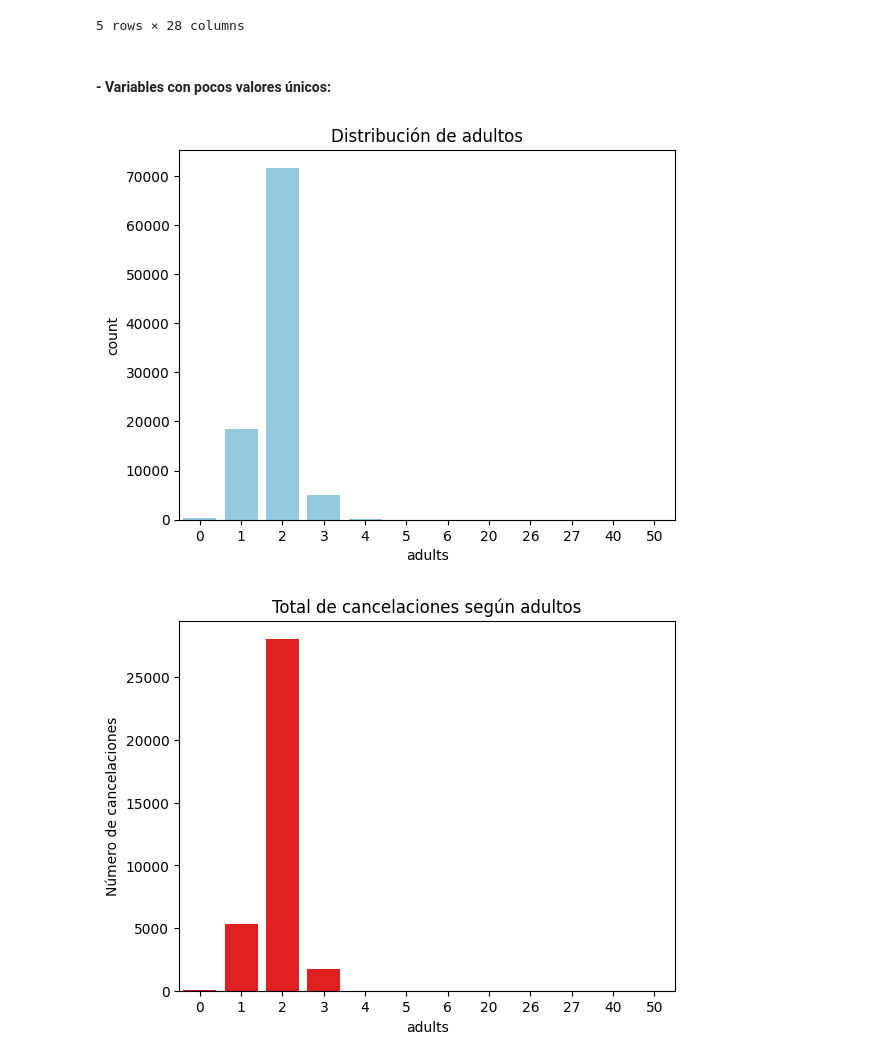
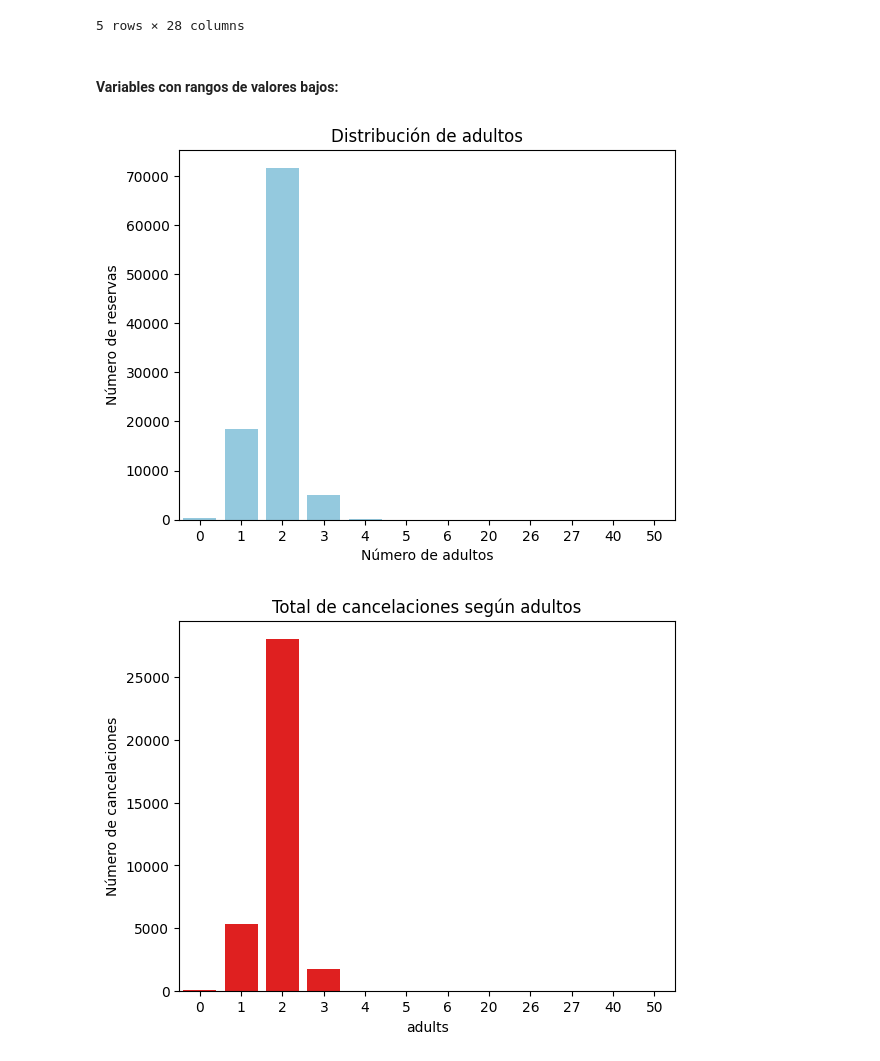
Before and after one commit to eleacos/ML_hotel_booking, a Jupyter notebook: src/notebooks/parte_1_Brenda.ipynb, the cells around one changed output. Drawn from its saved outputs; the diff is of its cells as text; code cells hidden in the pictures.

```diff
--- a/src/notebooks/parte_1_Brenda.ipynb
+++ b/src/notebooks/parte_1_Brenda.ipynb
@@ -380,13 +380,15 @@ train_set.head()
 | 33333 | Resort Hotel | 23 | 2017 | February | 7 | 18 | ... |
 5 rows × 28 columns
 # %% [markdown]
-#### - Variables con pocos valores únicos:
+#### Variables con rangos de valores bajos:
 # %%
 sns.countplot(x="adults", data=train_set, color="skyblue")
 plt.title("Distribución de adultos")
+plt.xlabel("Número de adultos")
+plt.ylabel("Número de reservas")
 plt.show();
 # %% [output]
-[figure, old version]
+[figure, new version]
 # %%
 # relación con el target:
 sns.countplot(x="adults", data=train_set[train_set["is_canceled"]==1], color="red")
```
Also changed, not shown: parts of 45 cells of this notebook.
